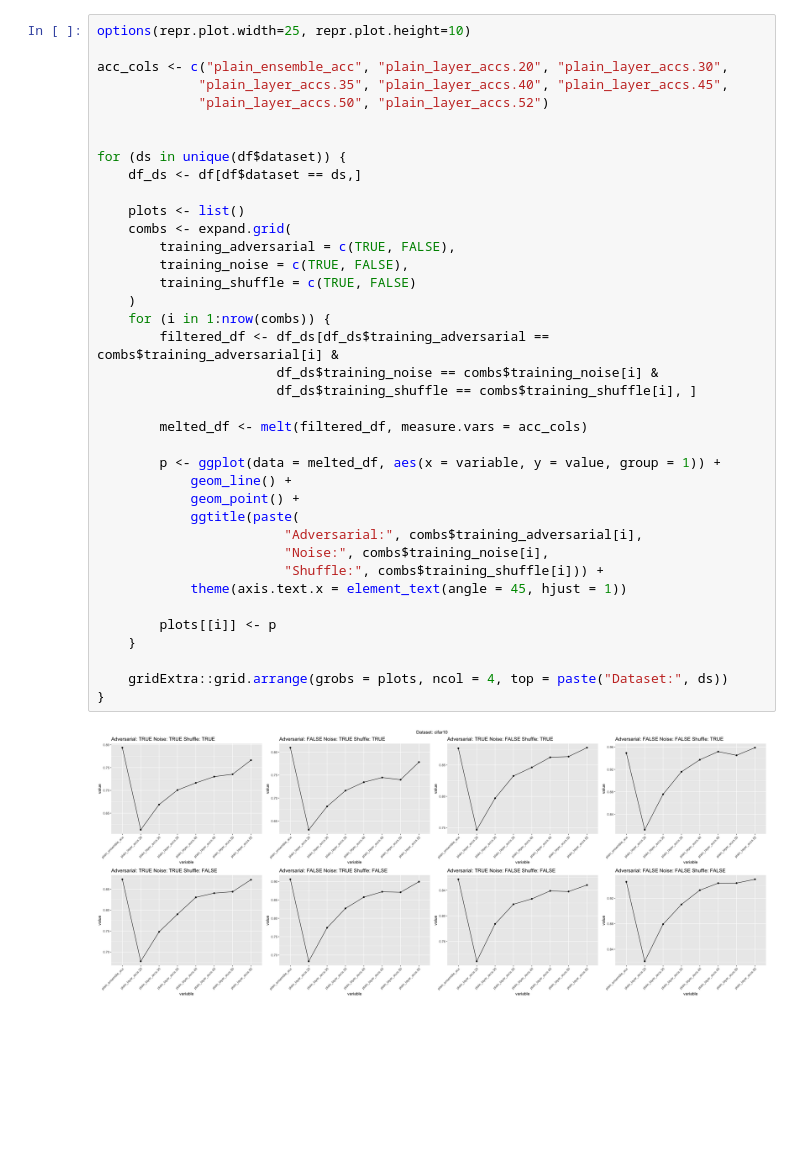
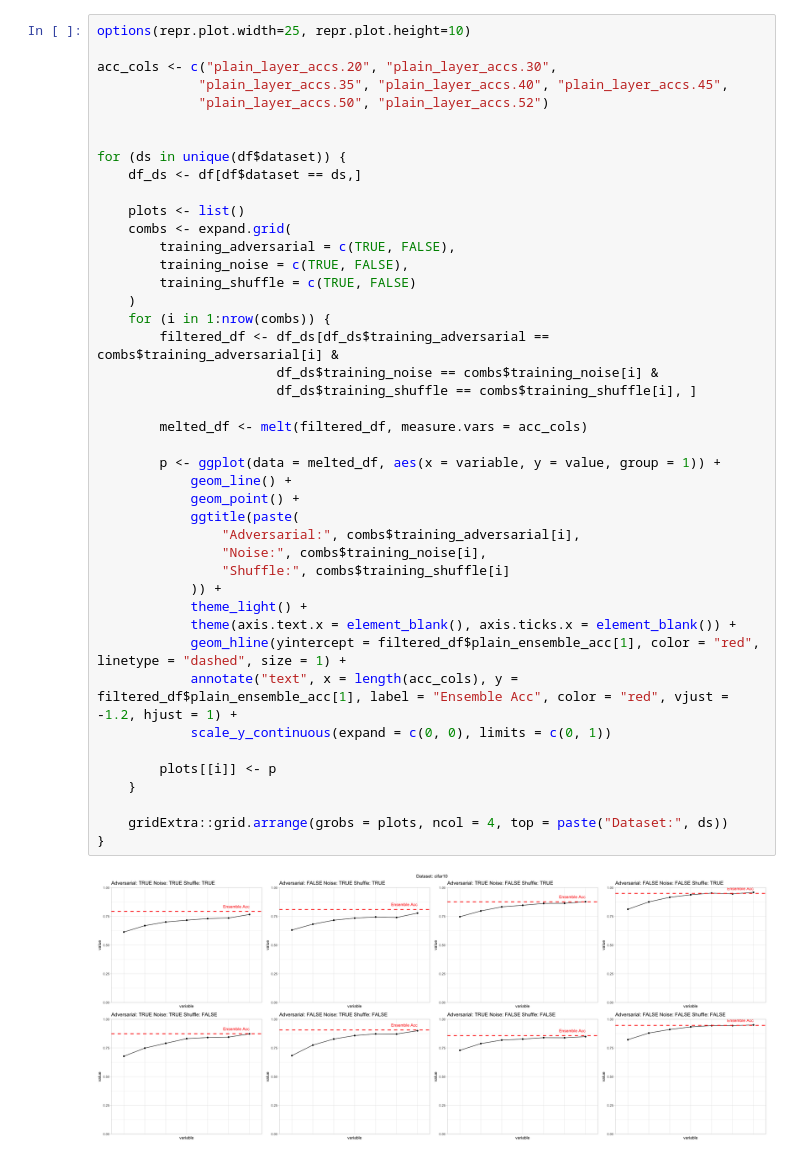
Before and after one commit to ETH-DISCO/self-ensembling, a Jupyter notebook: 2-self-ensemble/plot.ipynb, the cells around one changed output. Saved outputs shown, nothing was run; the diff lists cells and outputs as text; blank space fills up the shorter version.

```diff
--- a/2-self-ensemble/plot.ipynb
+++ b/2-self-ensemble/plot.ipynb
@@ -40,40 +40,45 @@ print(names(df))
 # %%
 options(repr.plot.width=25, repr.plot.height=10)
 
-acc_cols <- c("plain_ensemble_acc", "plain_layer_accs.20", "plain_layer_accs.30",
+acc_cols <- c("plain_layer_accs.20", "plain_layer_accs.30",
              "plain_layer_accs.35", "plain_layer_accs.40", "plain_layer_accs.45",
              "plain_layer_accs.50", "plain_layer_accs.52")
 
 
 for (ds in unique(df$dataset)) {
     df_ds <- df[df$dataset == ds,]
 
     plots <- list()
     combs <- expand.grid(
         training_adversarial = c(TRUE, FALSE),
         training_noise = c(TRUE, FALSE),
         training_shuffle = c(TRUE, FALSE)
     )
     for (i in 1:nrow(combs)) {
         filtered_df <- df_ds[df_ds$training_adversarial == combs$training_adversarial[i] &
                        df_ds$training_noise == combs$training_noise[i] &
                        df_ds$training_shuffle == combs$training_shuffle[i], ]
 
         melted_df <- melt(filtered_df, measure.vars = acc_cols)
 
         p <- ggplot(data = melted_df, aes(x = variable, y = value, group = 1)) +
             geom_line() +
             geom_point() +
             ggtitle(paste(
-                        "Adversarial:", combs$training_adversarial[i],
-                        "Noise:", combs$training_noise[i],
-                        "Shuffle:", combs$training_shuffle[i])) +
-            theme(axis.text.x = element_text(angle = 45, hjust = 1))
+                "Adversarial:", combs$training_adversarial[i],
+                "Noise:", combs$training_noise[i],
+                "Shuffle:", combs$training_shuffle[i]
+            )) +
+            theme_light() +
+            theme(axis.text.x = element_blank(), axis.ticks.x = element_blank()) +
+            geom_hline(yintercept = filtered_df$plain_ensemble_acc[1], color = "red", linetype = "dashed", size = 1) +
+            annotate("text", x = length(acc_cols), y = filtered_df$plain_ensemble_acc[1], label = "Ensemble Acc", color = "red", vjust = -1.2, hjust = 1) +
+            scale_y_continuous(expand = c(0, 0), limits = c(0, 1))
 
         plots[[i]] <- p
     }
 
     gridExtra::grid.arrange(grobs = plots, ncol = 4, top = paste("Dataset:", ds))
 }
 # %% [output]
-[figure, old version]
+[figure, new version]
```
Also changed, not shown: parts of 1 cell of this notebook.
